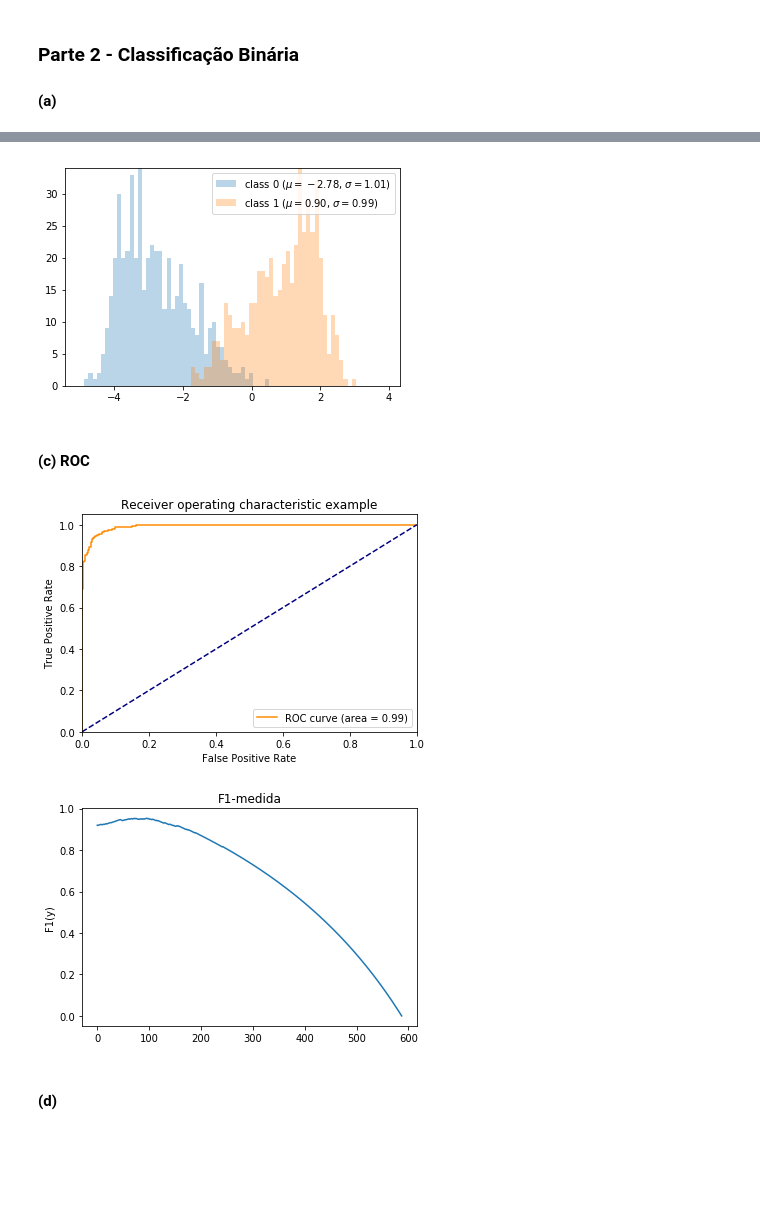
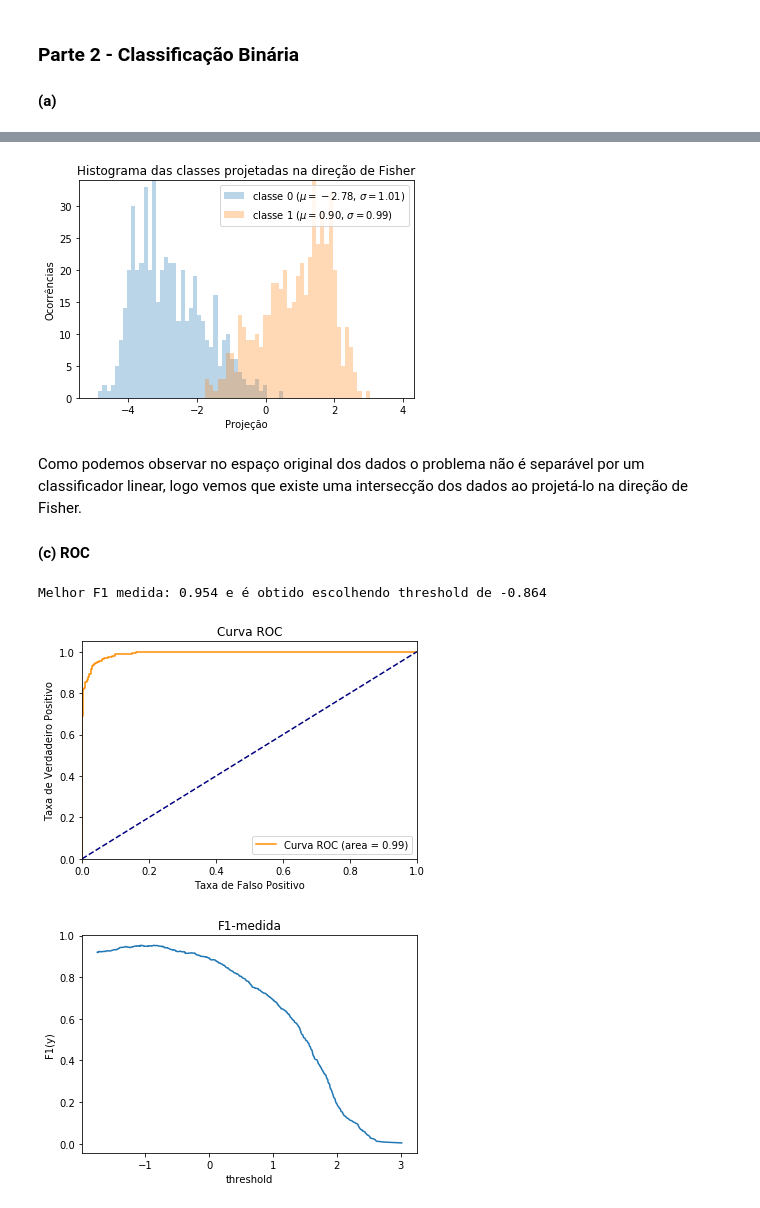
Before and after one commit to seoruosa/ia006_aprendizado-de-maquina_feec-unicamp, a Jupyter notebook: EFC/EFC2/Computacional.ipynb, the cells around one changed output, grey strips where cells are left out. Saved outputs shown, nothing was run; the diff lists cells and outputs as text; code cells hidden in the pictures; blank space fills up the shorter version.

```diff
--- a/EFC/EFC2/Computacional.ipynb
+++ b/EFC/EFC2/Computacional.ipynb
@@ -4,10 +4,9 @@
 #### (a)
 # %%
 import pandas as pd
-import seaborn as sns
 import numpy as np
 import matplotlib.pyplot as plt
-
+from seaborn import color_palette, JointGrid
 from sklearn.discriminant_analysis import LinearDiscriminantAnalysis
 
 data = pd.read_csv('two_moons.csv',index_col=0)
@@ -16,23 +15,24 @@ X = data[['x_1','x_2']].values
 y = data.y.values
 
 y_unique = data.y.unique()
-replace_map_comp = {k: v for k,v in zip(y_unique,sns.color_palette(n_colors=len(y_unique)))}
+
+#Escolhe cores
+replace_map_comp = {k: v for k,v in zip(y_unique,color_palette(n_colors=len(y_unique)))}
 colors = [replace_map_comp[a] for a in data.y.values]
 
 
+# Utiliza a seguinte função para achar a direção de Fisher
+lda = LinearDiscriminantAnalysis(n_components=1).fit(X,y)
 
-lda = LinearDiscriminantAnalysis(n_components=1)
-lda.fit(X,y)
-X_lda = lda.transform(X)
-
+# Seleciona a direção de Fisher
 coef = lda.scalings_
 
-x_0 = [min(data.x_1), max(data.x_1)+1]
-y_0 = [min(data.x_2), min(data.x_2) - (x_0[1]-x_0[0])*coef[0]/coef[1]]
+# Constrói uma reta com a direção de Fishr
+x_0 = [max(data.x_1)+0.5, max(data.x_1)+0.5-coef[0]]
+y_0 = [min(data.x_2), min(data.x_2)-coef[1]]
 
-grid = sns.JointGrid(data.x_1, data.x_2, space=0, height=6, ratio=2)
+
+grid = JointGrid(data.x_1, data.x_2, space=0, height=6, ratio=2)
 f = grid.plot_joint(plt.scatter, color=colors)
-# f = plt.plot(x_0, y_0, linewidth=2)
-
-# plot the Fisher direction
+f = plt.plot(x_0, y_0, linewidth=2, color='black')
 # %% [output]
@@ -46,31 +45,39 @@ Calcular o coeficiente de fisher
 # %%
 from math import floor, ceil
 
+# Calcula a projeção dos nados na direção de Fisher
 X_proj = X.dot(lda.scalings_)
-# X_proj = X.dot(np.array([0, 1]))
 
-# the order of the colors for each histogram
-colors = sns.color_palette(n_colors=len(y_unique)) #('red', 'green')
+# Escolhe a cor de cada histograma
+colors = color_palette(n_colors=len(y_unique))
 bins = np.arange(floor(min(X_proj[:])), ceil(max(X_proj[:])), 0.12)
 
 # max count for a particular bin for all classes combined
 max_bin = max(np.histogram(X_proj[:], bins=bins)[0])
 
 for label,color in zip([0, 1], colors):
     mean = np.mean(X_proj[:][y == label]) # class sample mean
     stdev = np.std(X_proj[:][y == label]) # class standard deviation
     plt.hist(X_proj[:][y == label], bins=bins, alpha=0.3, # opacity level
-        label='class {} ($\mu={:.2f}$, $\sigma={:.2f}$)'.format(label, mean, stdev),
+        label='classe {} ($\mu={:.2f}$, $\sigma={:.2f}$)'.format(label, mean, stdev),
         color=color)
 plt.ylim([0, max_bin])
 plt.legend(loc='upper right')
+plt.title('Histograma das classes projetadas na direção de Fisher')
+plt.ylabel('Ocorrências')
+plt.xlabel('Projeção')
 plt.show()
 # %% [output]
-[figure, old version]
+[figure, new version]
-# %% [markdown]
-#### (c) ROC
+# %% [markdown]
+Como podemos observar no espaço original dos dados o problema não é separável por um classificador linear, logo vemos que existe uma intersecção dos dados ao projetá-lo na direção de Fisher.
+
+
+#### (c) ROC
 # %%
 from sklearn.metrics import roc_curve, auc, precision_recall_curve
+
+# Funcao que calcula a Fm medida, dados recall e precisao
 fm = lambda m, precision, recall: ((m+1)*recall*precision)/(recall+m*precision)
 
 fpr, tpr, _ = roc_curve(y, X_proj)
@@ -78,24 +85,27 @@ roc_auc = auc(fpr, tpr)
 
 prec, rec, thresholds = precision_recall_curve(y, X_proj)
 
+#Calcula a f1 medida
 F1 = fm(1,prec,rec)
 
 plt.figure()
-plt.plot(fpr, tpr, color='darkorange', label='ROC curve (area = %0.2f)' % roc_auc)
+plt.plot(fpr, tpr, color='darkorange', label='Curva ROC (area = %0.2f)' % roc_auc)
 plt.plot([0, 1], [0, 1], color='navy', linestyle='--')
 plt.xlim([0.0, 1.0])
 plt.ylim([0.0, 1.05])
-plt.xlabel('False Positive Rate')
-plt.ylabel('True Positive Rate')
-plt.title('Receiver operating characteristic example')
+plt.xlabel('Taxa de Falso Positivo')
+plt.ylabel('Taxa de Verdadeiro Positivo')
+plt.title('Curva ROC')
 plt.legend(loc="lower right")
 
 plt.figure()
 plt.ylabel('F1(y)')
+plt.xlabel('threshold')
 plt.title('F1-medida')
-f = plt.plot(F1)
+f = plt.plot(thresholds, F1[:-1])
+
+print("Melhor F1 medida: %.3f e é obtido escolhendo threshold de %.3f" % (max(F1),thresholds[np.argmax(F1)]))
 # %% [output]
+Melhor F1 medida: 0.954 e é obtido escolhendo threshold de -0.864
-[figure, old version]
+[figure, new version]
-[figure, old version]
+[figure, new version]
-# %% [markdown]
-#### (d)
```
Also changed, not shown: parts of 11 cells of this notebook.
